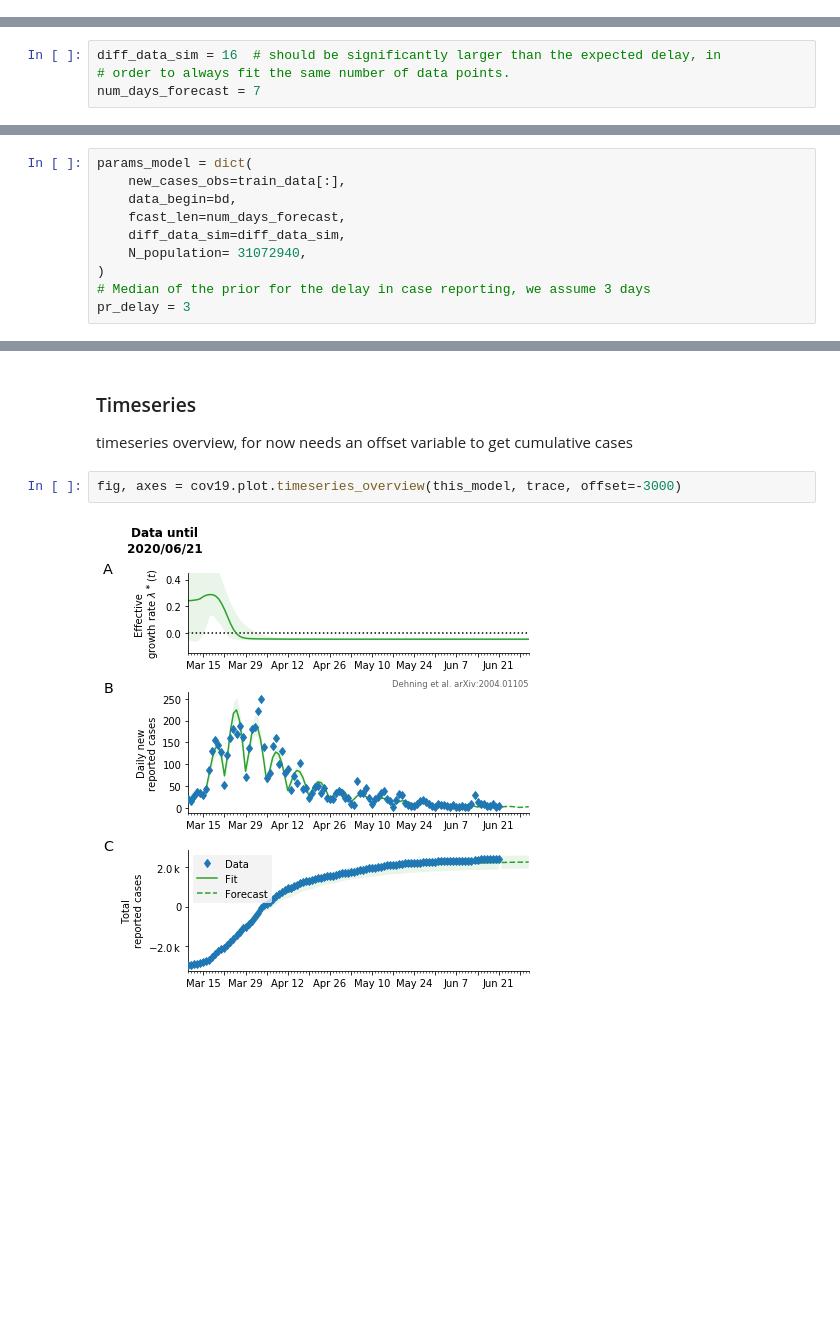
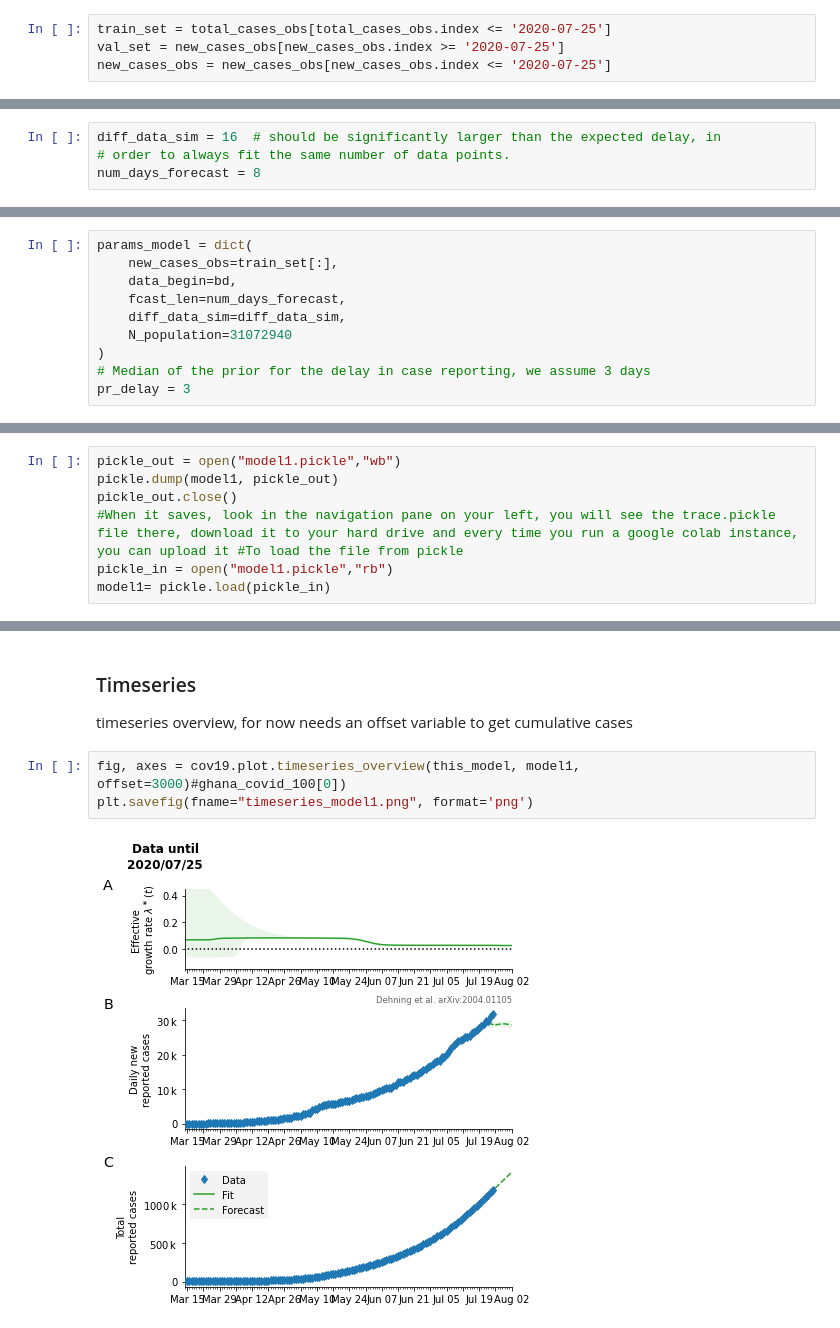
Before and after one commit to Patrick5455/10Academy-DataScience-Internship, a Jupyter notebook: dependencies/covid19_inference-master/scripts/interactive/example_one_bundesland.ipynb, the cells around one changed output, grey strips where cells are left out. Drawn from its saved outputs; the diff is of its cells as text; blank space fills up the shorter version.

```diff
--- a/dependencies/covid19_inference-master/scripts/interactive/example_one_bundesland.ipynb
+++ b/dependencies/covid19_inference-master/scripts/interactive/example_one_bundesland.ipynb
@@ -199,0 +131,4 @@ validation_data = working_data["2020-07-25":]
+# %%
+train_set = total_cases_obs[total_cases_obs.index <= '2020-07-25']
+val_set = new_cases_obs[new_cases_obs.index >= '2020-07-25']
+new_cases_obs = new_cases_obs[new_cases_obs.index <= '2020-07-25']
@@ -200,7 +201,7 @@ validation_data = working_data["2020-07-25":]
 # %%
 diff_data_sim = 16  # should be significantly larger than the expected delay, in
 # order to always fit the same number of data points.
-num_days_forecast = 7
+num_days_forecast = 8
 # %%
 # We set the priors for the changepoints here
 prior_date_mild_dist_begin = datetime.datetime(2020, 3, 30)
@@ -234,11 +235,11 @@ Next, we create the model! There are default values for most of the function arg
 but we will try to explicitly set all kwargs for the sake of this example.
 # %%
 params_model = dict(
-    new_cases_obs=train_data[:],
+    new_cases_obs=train_set[:],
     data_begin=bd,
     fcast_len=num_days_forecast,
     diff_data_sim=diff_data_sim,
-    N_population= 31072940,
+    N_population=31072940
 )
 # Median of the prior for the delay in case reporting, we assume 3 days
 pr_delay = 3
@@ -360,3 +365,10 @@ WARNING  [pymc3] The chain reached the maximum tree depth. Increase max_treedept
+# %%
+pickle_out = open("model1.pickle","wb")
+pickle.dump(model1, pickle_out)
+pickle_out.close()
+#When it saves, look in the navigation pane on your left, you will see the trace.pickle file there, download it to your hard drive and every time you run a google colab instance, you can upload it #To load the file from pickle
+pickle_in = open("model1.pickle","rb")
+model1= pickle.load(pickle_in)
 # %% [markdown]
 
 ## Plotting
@@ -408,6 +415,7 @@ fig #To print in jupyter notebook
 ### Timeseries
 timeseries overview, for now needs an offset variable to get cumulative cases
 # %%
-fig, axes = cov19.plot.timeseries_overview(this_model, trace, offset=-3000)
+fig, axes = cov19.plot.timeseries_overview(this_model, model1, offset=3000)#ghana_covid_100[0])
+plt.savefig(fname="timeseries_model1.png", format='png')
 # %% [output]
-[figure, old version]
+[figure, new version]
```
Also changed, not shown: parts of 34 cells of this notebook.
